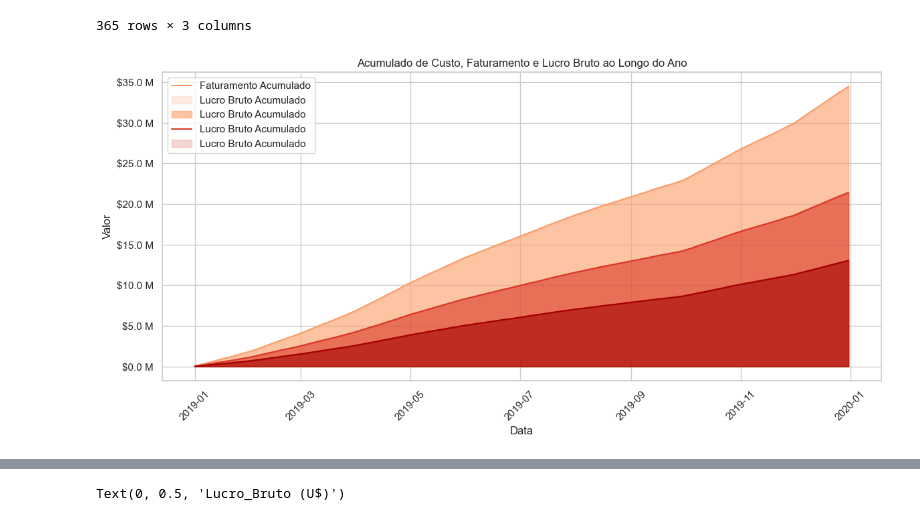
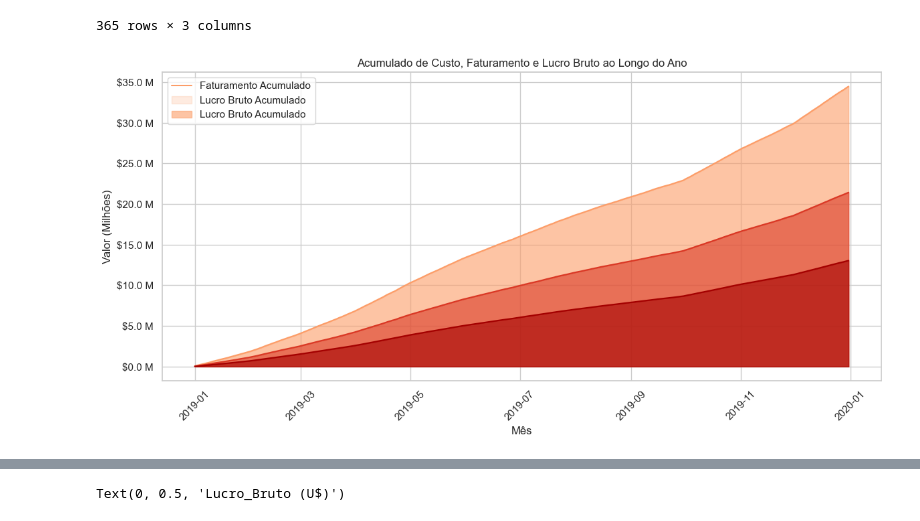
Before and after one commit to alyssonmontovanelli/analise_Previsao_Vendas_varejo, a Jupyter notebook: EDA/02_Analise_Exploratoria.ipynb, the cells around one changed output, grey strips where cells are left out. Saved outputs shown, nothing was run; the diff lists cells and outputs as text; code cells hidden in the pictures.

```diff
--- a/EDA/02_Analise_Exploratoria.ipynb
+++ b/EDA/02_Analise_Exploratoria.ipynb
@@ -263,34 +263,34 @@ df_faturamento_att
 # Calcular os acumulados
 df_acumulado = df_faturamento_att.cumsum()
 
 cores = ["#fc9d68", "#DA3825", "#A40000"]
 
 # Plotar o gráfico
 plt.figure(figsize=(12, 6))
 
 # Plotar as linhas e preencher as áreas
 for i, coluna in enumerate(df_acumulado.columns):
     sns.lineplot(data=df_acumulado[coluna], dashes=False, color=cores[i])
     plt.fill_between(df_acumulado.index, df_acumulado[coluna], color=cores[i], alpha=0.6)
 
 # Adicionar legendas e título
-plt.legend(labels=['Faturamento Acumulado', 'Lucro Bruto Acumulado', 'Lucro Bruto Acumulado', 'Lucro Bruto Acumulado', 'Lucro Bruto Acumulado'], loc='upper left')
+plt.legend(labels=['Faturamento Acumulado', 'Lucro Bruto Acumulado', 'Lucro Bruto Acumulado'], loc='upper left')
 plt.title('Acumulado de Custo, Faturamento e Lucro Bruto ao Longo do Ano')
-plt.xlabel('Data')
-plt.ylabel('Valor')
+plt.xlabel('Mês')
+plt.ylabel('Valor (Milhões)')
 
 # Formatar valores do eixo y
 def formatar_milhoes(valor, pos):
     return f'${valor / 1e6:.1f} M'
 
 formatter = FuncFormatter(formatar_milhoes)
 plt.gca().yaxis.set_major_formatter(formatter)
 
 # Rotacionar os rótulos do eixo x para melhorar a legibilidade
 plt.xticks(rotation=45)
 
 # Exibir o gráfico
 plt.tight_layout()
 plt.show()
 # %% [output]
-[figure, old version]
+[figure, new version]
```
Also changed, not shown: parts of 4 cells of this notebook.
